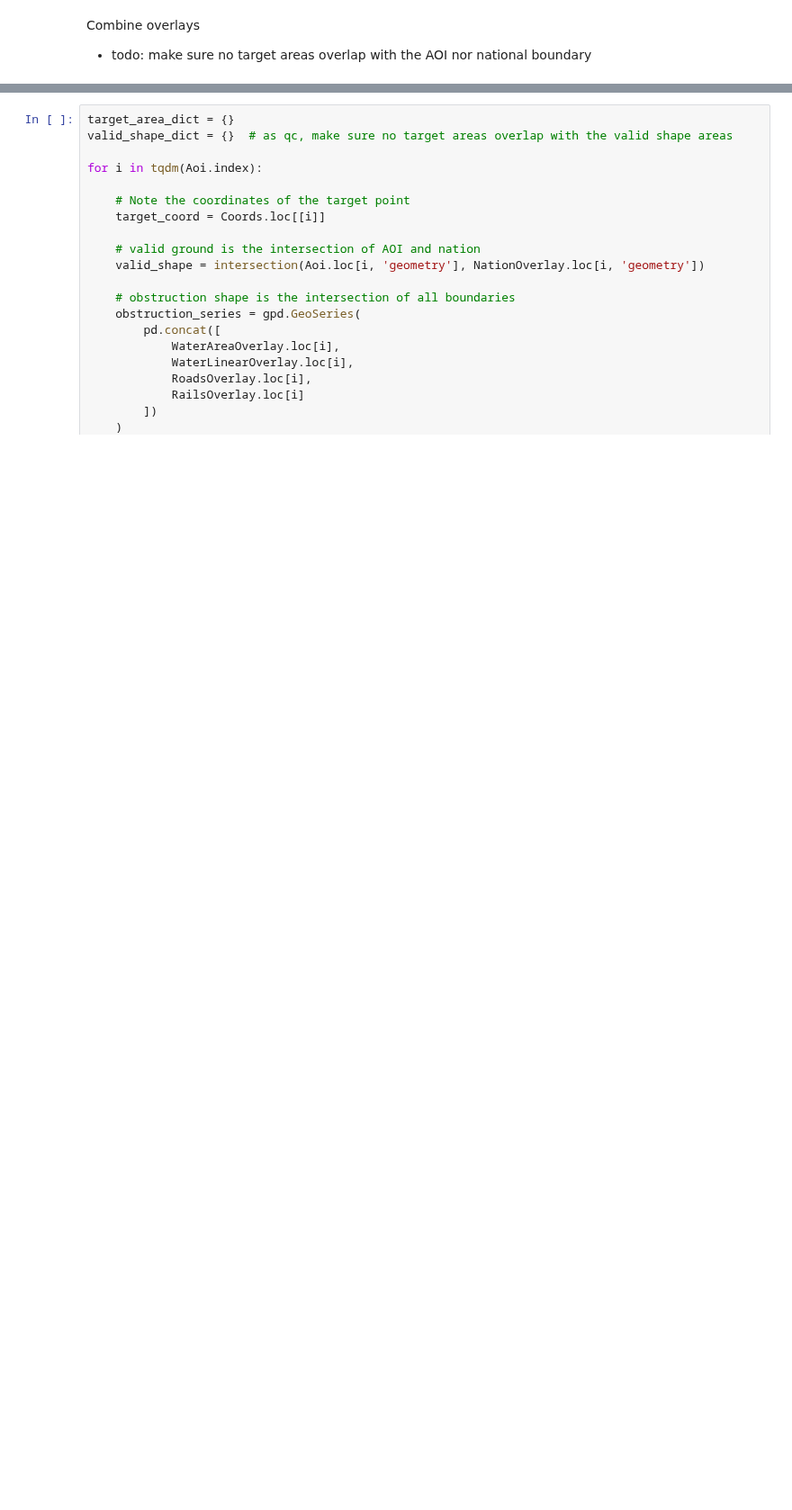
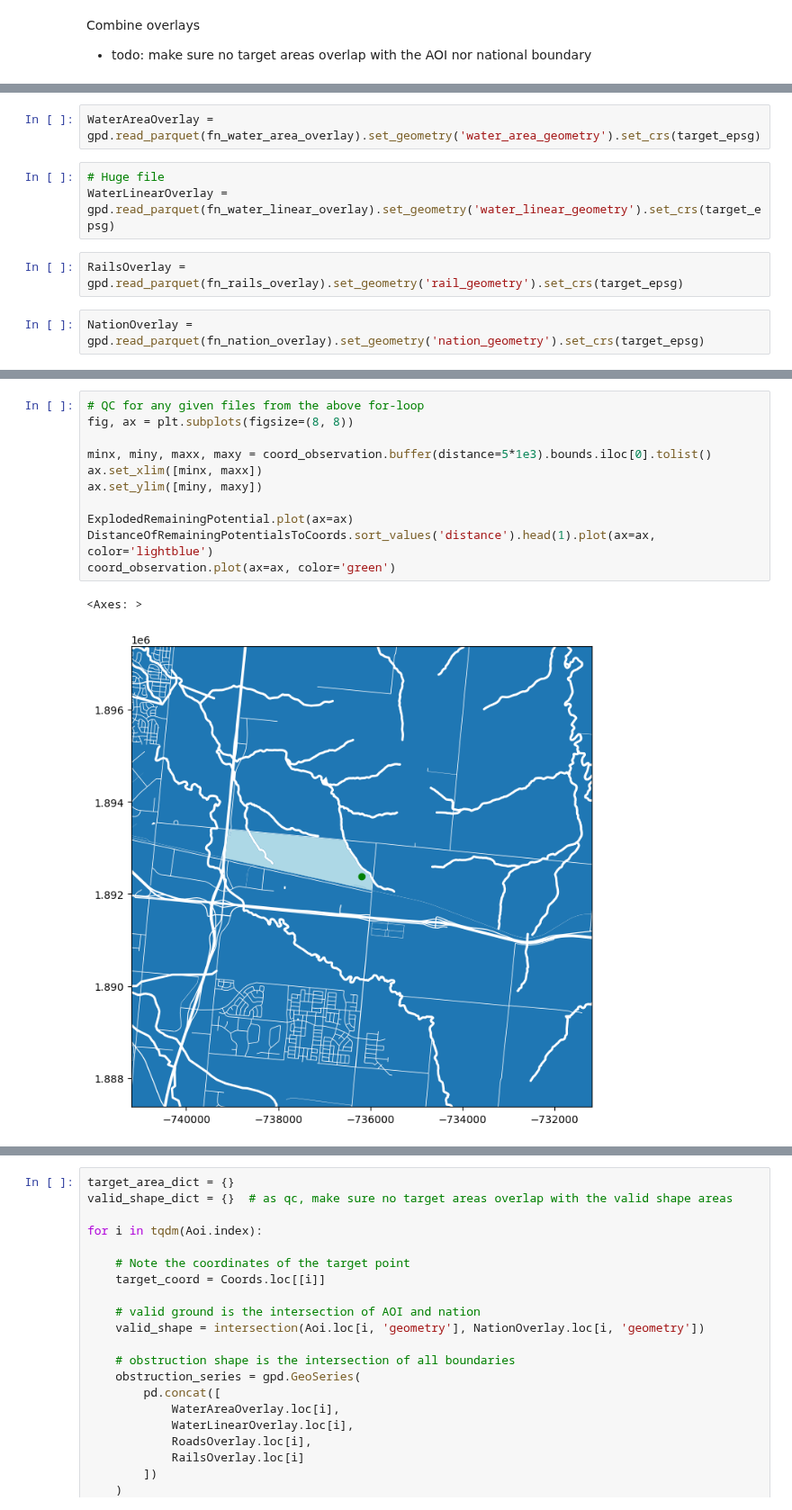
Before and after one commit to abartnof/largest_plot, a Jupyter notebook: scripts/collect_overlays.ipynb, the cells around one changed output, grey strips where cells are left out. Shown at 90% size. Drawn from its saved outputs; the diff is of its cells as text; blank space fills up the shorter version.

```diff
--- a/scripts/collect_overlays.ipynb
+++ b/scripts/collect_overlays.ipynb
@@ -74,0 +38,9 @@ True
+# %%
+WaterAreaOverlay = gpd.read_parquet(fn_water_area_overlay).set_geometry('water_area_geometry').set_crs(target_epsg)
+# %%
+# Huge file
+WaterLinearOverlay = gpd.read_parquet(fn_water_linear_overlay).set_geometry('water_linear_geometry').set_crs(target_epsg)
+# %%
+RailsOverlay = gpd.read_parquet(fn_rails_overlay).set_geometry('rail_geometry').set_crs(target_epsg)
+# %%
+NationOverlay = gpd.read_parquet(fn_nation_overlay).set_geometry('nation_geometry').set_crs(target_epsg)
@@ -74,0 +92,14 @@ True
+# %%
+# QC for any given files from the above for-loop
+fig, ax = plt.subplots(figsize=(8, 8))
+
+minx, miny, maxx, maxy = coord_observation.buffer(distance=5*1e3).bounds.iloc[0].tolist()
+ax.set_xlim([minx, maxx])
+ax.set_ylim([miny, maxy])
+
+ExplodedRemainingPotential.plot(ax=ax)
+DistanceOfRemainingPotentialsToCoords.sort_values('distance').head(1).plot(ax=ax, color='lightblue')
+coord_observation.plot(ax=ax, color='green')
+# %% [output]
+<Axes: >
+[figure, added]
```
Also changed, not shown: parts of 16 cells of this notebook.
